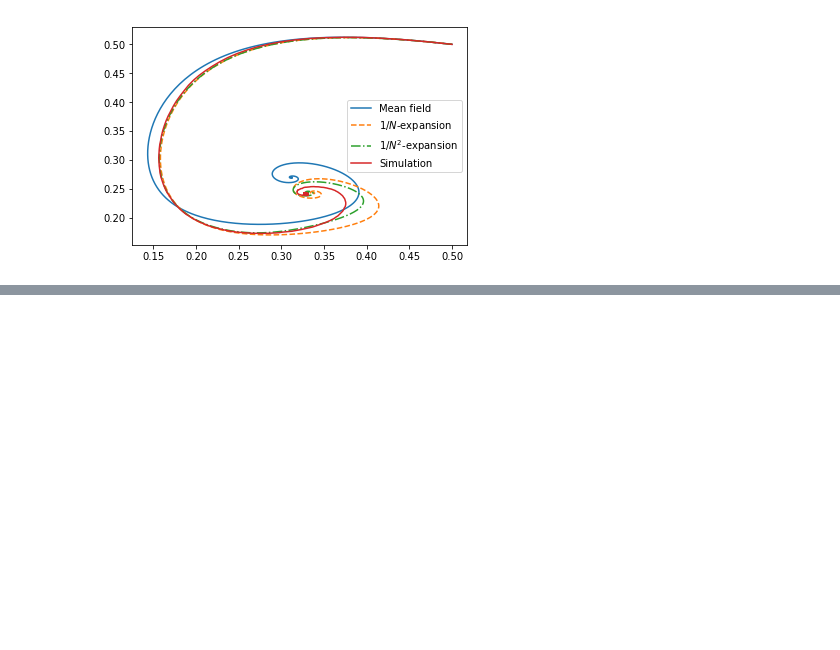
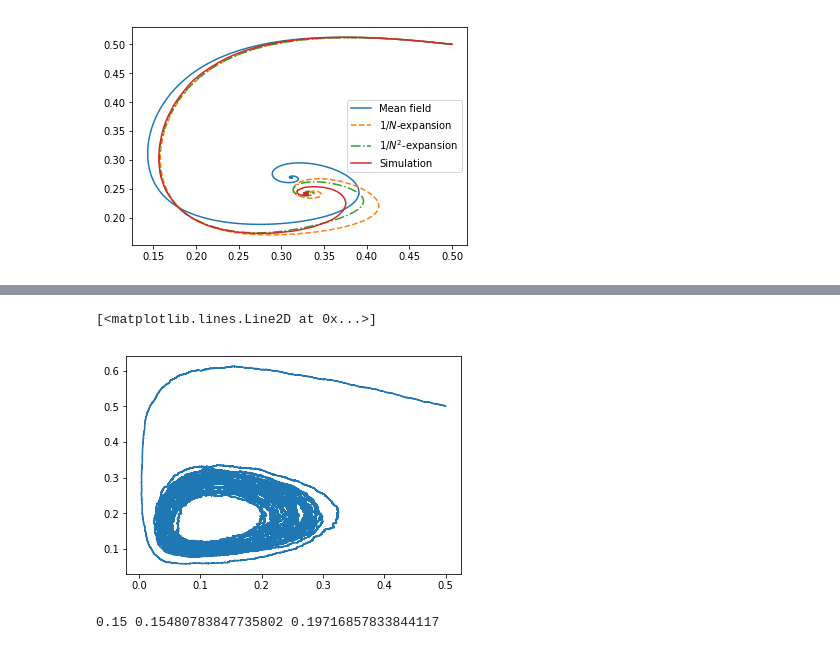
Before and after one commit to ngast/sizeExpansionMeanField, a Jupyter notebook: simulations/Example3_nonStableSIR.ipynb, the cells around one changed output, grey strips where cells are left out. Saved outputs shown, nothing was run; the diff lists cells and outputs as text; code cells hidden in the pictures; blank space fills up the shorter version.

```diff
--- a/simulations/Example3_nonStableSIR.ipynb
+++ b/simulations/Example3_nonStableSIR.ipynb
@@ -122,0 +186,9 @@ time to compute drift= 0.22744011878967285
+# %%
+plt.plot(x[:,0],x[:,1])
+# %% [output]
+[<matplotlib.lines.Line2D at 0x...>]
+[figure, added]
+# %%
+print(a,np.mean(x[int(len(x[:,0])/2):,0]), np.mean(x[int(len(x[:,0])/2):,1]))
+# %% [output]
+0.15 0.15480783847735802 0.19716857833844117
```
Also changed, not shown: parts of 7 cells of this notebook, 6 other files.
